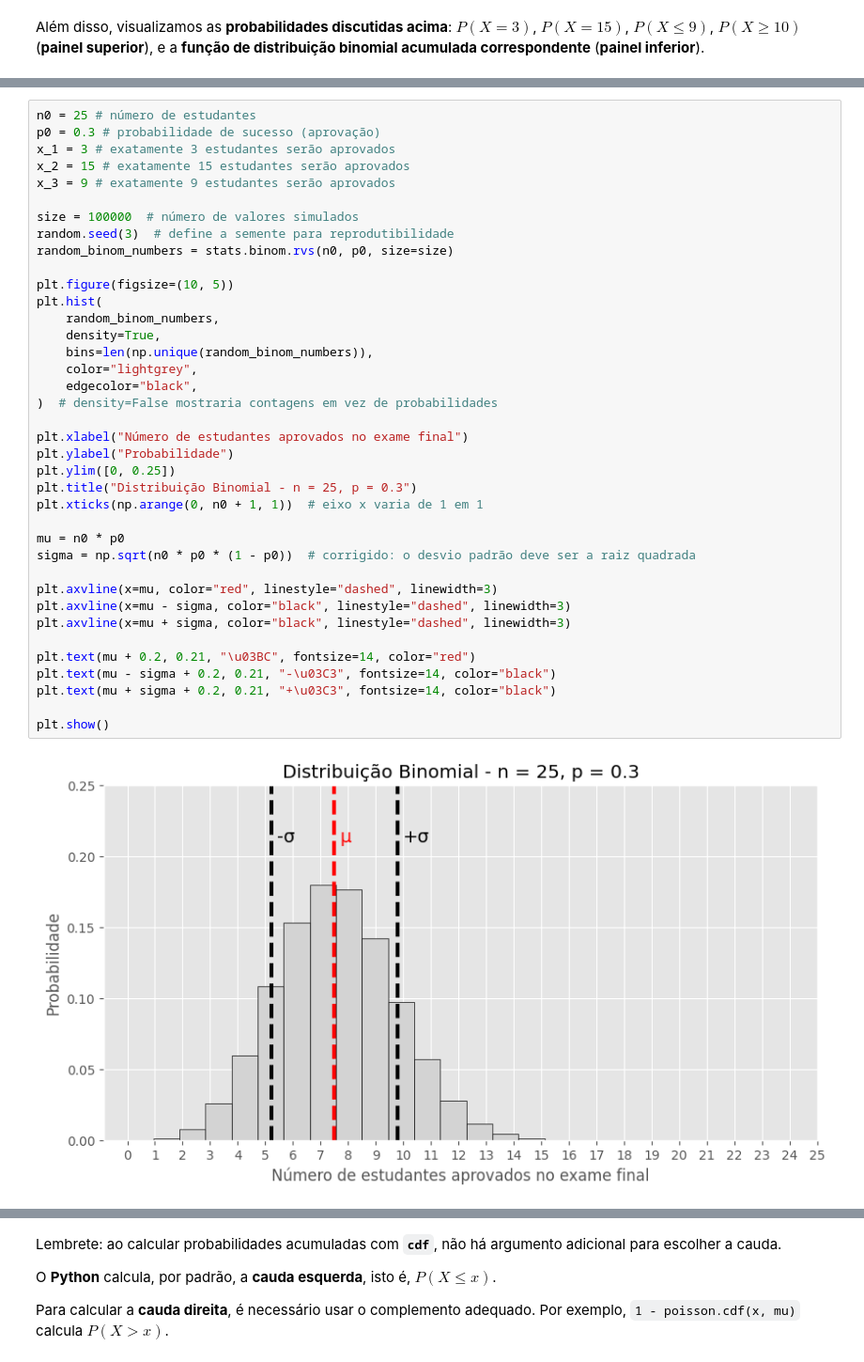
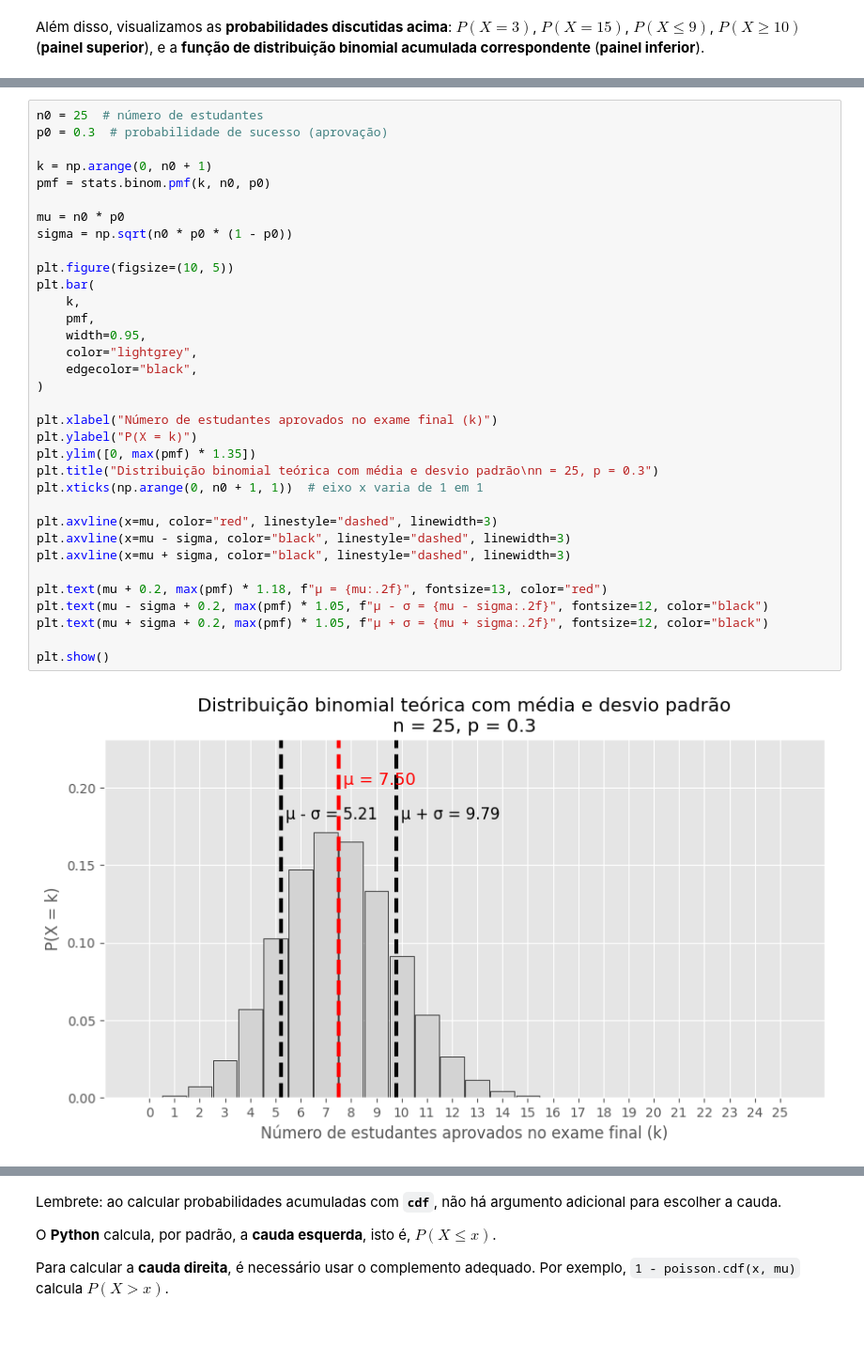
Before and after one commit to carubbi/T199_N724, a Jupyter notebook: aulas/notebooks/9_VAD.ipynb, the cells around one changed output, grey strips where cells are left out. Shown at 94% size. Saved outputs shown, nothing was run; the diff lists cells and outputs as text; blank space fills up the shorter version.

```diff
--- a/aulas/notebooks/9_VAD.ipynb
+++ b/aulas/notebooks/9_VAD.ipynb
@@ -1094,41 +1077,37 @@ $n = 25$ e $p = 0{,}3$, juntamente com sua **média** $\mu$ e **desvio padrão**
 # %%
-n0 = 25 # número de estudantes
-p0 = 0.3 # probabilidade de sucesso (aprovação)
-x_1 = 3 # exatamente 3 estudantes serão aprovados
-x_2 = 15 # exatamente 15 estudantes serão aprovados
-x_3 = 9 # exatamente 9 estudantes serão aprovados
+n0 = 25  # número de estudantes
+p0 = 0.3  # probabilidade de sucesso (aprovação)
 
-size = 100000  # número de valores simulados
-random.seed(3)  # define a semente para reprodutibilidade
-random_binom_numbers = stats.binom.rvs(n0, p0, size=size)
+k = np.arange(0, n0 + 1)
+pmf = stats.binom.pmf(k, n0, p0)
+
+mu = n0 * p0
+sigma = np.sqrt(n0 * p0 * (1 - p0))
 
 plt.figure(figsize=(10, 5))
-plt.hist(
-    random_binom_numbers,
-    density=True,
-    bins=len(np.unique(random_binom_numbers)),
+plt.bar(
+    k,
+    pmf,
+    width=0.95,
     color="lightgrey",
     edgecolor="black",
-)  # density=False mostraria contagens em vez de probabilidades
+)
 
-plt.xlabel("Número de estudantes aprovados no exame final")
-plt.ylabel("Probabilidade")
-plt.ylim([0, 0.25])
-plt.title("Distribuição Binomial - n = 25, p = 0.3")
+plt.xlabel("Número de estudantes aprovados no exame final (k)")
+plt.ylabel("P(X = k)")
+plt.ylim([0, max(pmf) * 1.35])
+plt.title("Distribuição binomial teórica com média e desvio padrão\nn = 25, p = 0.3")
 plt.xticks(np.arange(0, n0 + 1, 1))  # eixo x varia de 1 em 1
-
-mu = n0 * p0
-sigma = np.sqrt(n0 * p0 * (1 - p0))  # corrigido: o desvio padrão deve ser a raiz quadrada
 
 plt.axvline(x=mu, color="red", linestyle="dashed", linewidth=3)
 plt.axvline(x=mu - sigma, color="black", linestyle="dashed", linewidth=3)
 plt.axvline(x=mu + sigma, color="black", linestyle="dashed", linewidth=3)
 
-plt.text(mu + 0.2, 0.21, "\u03BC", fontsize=14, color="red")
-plt.text(mu - sigma + 0.2, 0.21, "-\u03C3", fontsize=14, color="black")
-plt.text(mu + sigma + 0.2, 0.21, "+\u03C3", fontsize=14, color="black")
+plt.text(mu + 0.2, max(pmf) * 1.18, f"μ = {mu:.2f}", fontsize=13, color="red")
+plt.text(mu - sigma + 0.2, max(pmf) * 1.05, f"μ - σ = {mu - sigma:.2f}", fontsize=12, color="black")
+plt.text(mu + sigma + 0.2, max(pmf) * 1.05, f"μ + σ = {mu + sigma:.2f}", fontsize=12, color="black")
 
 plt.show()
 # %% [output]
-[figure, old version]
+[figure, new version]
 # %% [markdown]
```
Also changed, not shown: parts of 60 cells of this notebook.
